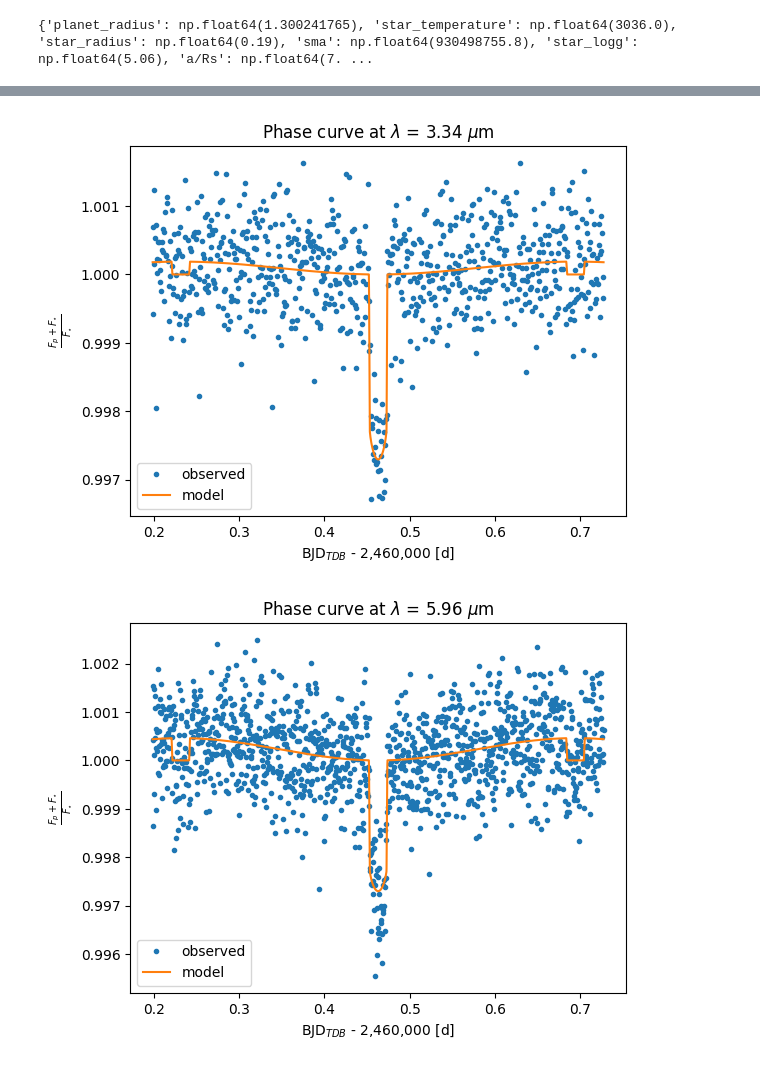
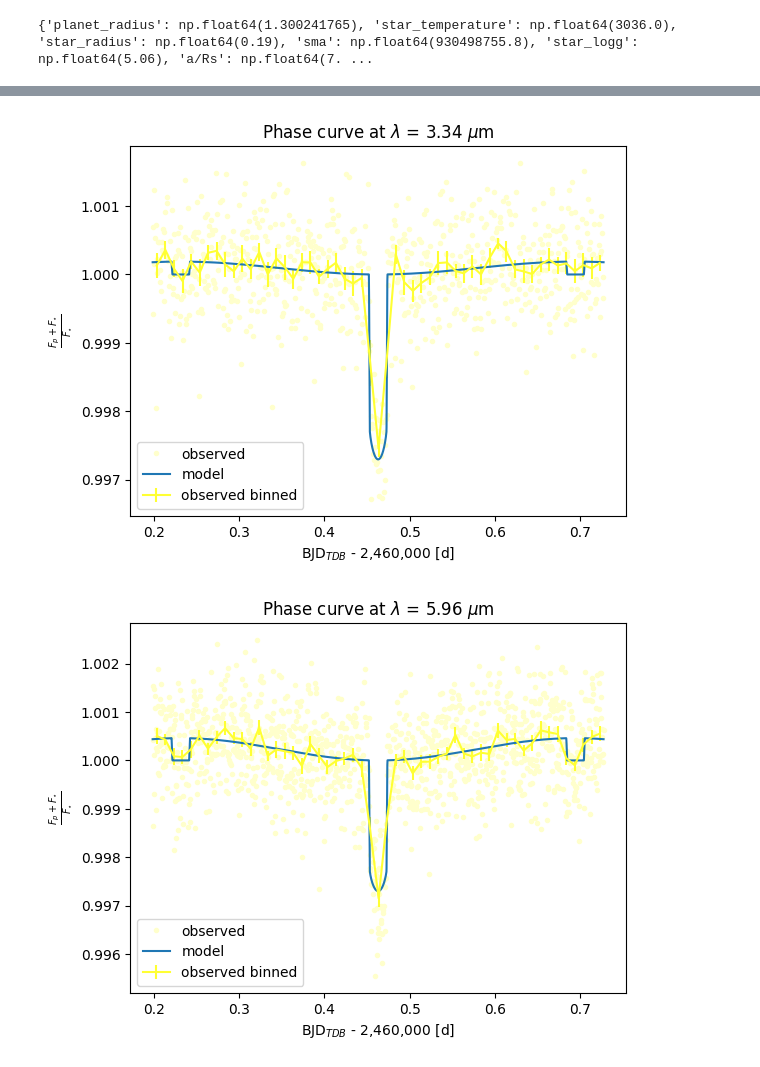
Before and after one commit to olwenrering/M2-LIU-Elsa, a Jupyter notebook: test_clean.ipynb, the cells around one changed output, grey strips where cells are left out. Cells and saved outputs as stored; diff of their text form; code cells hidden in the pictures.

```diff
--- a/test_clean.ipynb
+++ b/test_clean.ipynb
@@ -12,10 +12,43 @@ from Phase_curve_TTV import phase_TTV
 from Orbital_motion import compute_true_anomaly
 from Transits import eclipse, eclipse_impact_parameter
 from Solar_System_constants import R_Earth, R_Sun
+# %%
+def fast_binning(x, y, bins, error=None, std=False):
+    bins = np.arange(np.min(x), np.max(x), bins)
+    d = np.digitize(x, bins)
+
+    n = np.max(d) + 2
+
+    binned_x = np.empty(n)
+    binned_y = np.empty(n)
+    binned_error = np.empty(n)
+
+    binned_x[:] = -np.pi
+    binned_y[:] = -np.pi
+    binned_error[:] = -np.pi
+
+    for i in range(0, n):
+        s = np.where(d == i)
+        if len(s[0]) > 0:
+            s = s[0]
+            binned_y[i] = np.mean(y[s])
+            binned_x[i] = np.mean(x[s])
+            binned_error[i] = np.std(y[s]) / np.sqrt(len(s))
+
+            if error is not None:
+                err = error[s]
+                binned_error[i] = np.sqrt(np.sum(np.power(err, 2))) / len(err)
+            else:
+                binned_error[i] = np.std(y[s]) / np.sqrt(len(s))
+
+    nans = binned_x == -np.pi
+
+    return binned_x[~nans], binned_y[~nans], binned_error[~nans]
 # %%
 df = pd.read_pickle("LHS3844b_0.0_1obs.pickle")
 
 print(df['input_parameters'])
+data = df['input_parameters']
 
 wvl = df['data'].keys()
 
@@ -26,9 +59,11 @@ for lamb in wvl:
     observed_time = df['data'][lamb]['observed']['time'] - 2460000
     observed_phase = df['data'][lamb]['observed']['phase']
     observed_pc = df['data'][lamb]['observed']['pc']
+    observed_binned = fast_binning(observed_time, observed_pc, 0.01)
 
     plt.figure()
-    plt.plot(observed_time, observed_pc, '.', label='observed')
+    plt.plot(observed_time, observed_pc, '.', c=(1, 1, 0.8), label='observed')
+    plt.errorbar(observed_binned[0], observed_binned[1], yerr=observed_binned[2], c=(1, 1, 0.2), label='observed binned')
     plt.plot(model_time, model_pc, label='model')
     plt.title(rf'Phase curve at $\lambda$ = {lamb} $\mu$m')
     plt.legend()
@@ -44,4 +79,4 @@ for lamb in wvl:
-[figure, old version]
+[figure, new version]
-[figure, old version]
+[figure, new version]
 # %%
 transit_duration_days = 0.5212/24
```
Also changed, not shown: parts of 5 cells of this notebook.
